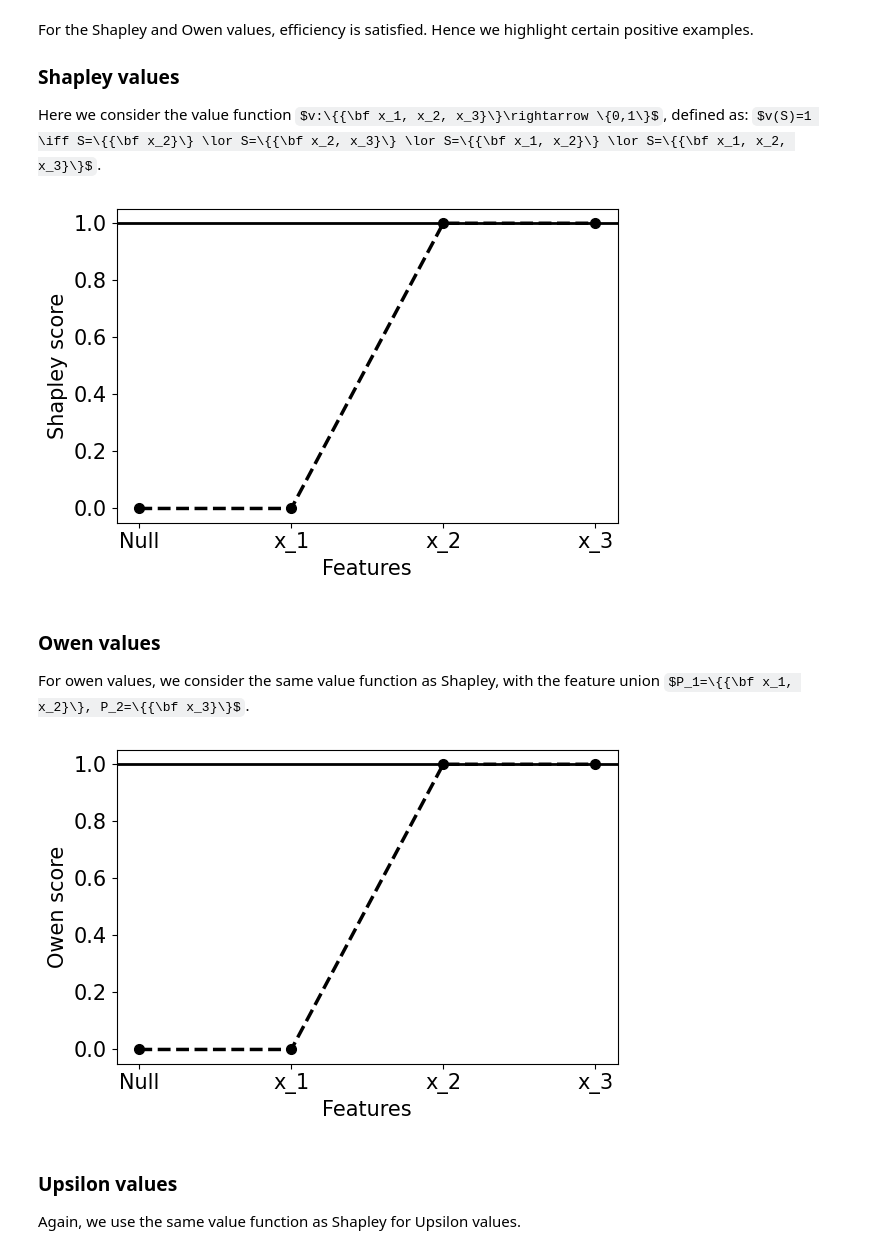
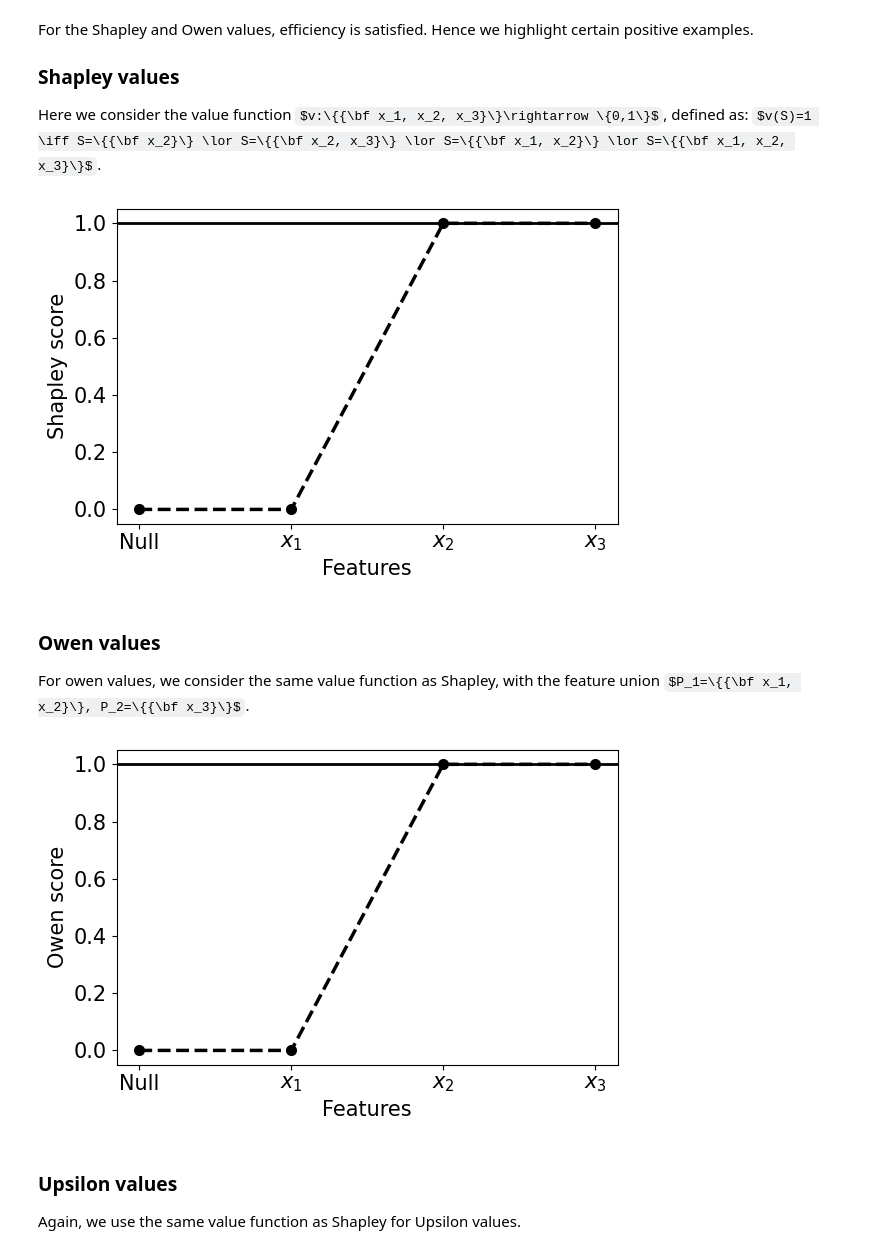
Before and after one commit to filipnaudot/powerXAI, a Jupyter notebook: examples/principle_examples.ipynb, the cells around one changed output. Drawn from its saved outputs; the diff is of its cells as text; code cells hidden in the pictures; some formulas as TeX source.

```diff
--- a/examples/principle_examples.ipynb
+++ b/examples/principle_examples.ipynb
@@ -605,43 +526,32 @@ Here we consider the value function $v:\{{\bf x_1, x_2, x_3}\}\rightarrow \{0,1\
 # %%
 from powerxai.shapley_value import shapley_value as sv
 
 x_axis = [0, 1, 2, 3]
 y_axis = [0]
 
 value_function= binary_value_function([0, 1, 2],
                                        [[1], [1, 2], [0, 1], [0, 1, 2]])
 
 func= partial(function_dict_to_callable, set_func=value_function)
 for i in range(0, 3):
   y_value = y_axis[i] + sv(i, [0, 1, 2], func)
   y_axis.append(y_value)
 
 
 
 fig, ax = plt.subplots(figsize=(6, 4))
 ax.set_xlabel("Features", fontsize=TEXT_SIZE)
 ax.set_ylabel("Shapley score", fontsize=TEXT_SIZE)
 ax.plot(x_axis, y_axis, color=PLOT_COLORS.BLACK, linestyle="dashed", marker="o", linewidth=2.5, markersize=7)
 ax.axhline(1, color=PLOT_COLORS.BLACK, linewidth=2.0)
 ax.set_xticks([0, 1, 2, 3])
-ax.set_xticklabels(["Null", "x_1", "x_2", "x_3"], fontsize=TEXT_SIZE)
+ax.set_xticklabels(["Null", r"$x_1$", r"$x_2$", r"$x_3$"], fontsize=TEXT_SIZE)
 ax.tick_params(axis="y", labelsize=TEXT_SIZE)
 plt.tight_layout()
 plt.show()
 if SAVE_PLOTS: fig.savefig("efficiency_success_shapley.pdf", bbox_inches="tight")
-
-
-# plt.figure(figsize=(10, 10))
-# plt.xlabel("Features", fontsize= 18)
-# plt.ylabel("Shapley scores", fontsize= 18)
-# plt.plot(x_axis, y_axis, PLOT_COLORS.BLACK, linestyle= 'dashed', marker ='o')
-# plt.plot(x_axis, [1, 1, 1, 1], PLOT_COLORS.BLACK)
-# plt.xticks(fontsize=18)
-# plt.yticks(fontsize=18)
-# plt.xticks([0, 1, 2, 3], ['Null', 'x_1', 'x_2', 'x_3'])
-# plt.show()
 # %% [output]
-[figure, old version]
+[figure, new version]
 # %% [markdown]
 ### Owen values
 
@@ -667,23 +577,12 @@ ax.set_ylabel("Owen score", fontsize=TEXT_SIZE)
 ax.plot(x_axis, y_axis, color=PLOT_COLORS.BLACK, linestyle="dashed", marker="o", linewidth=2.5, markersize=7)
 ax.axhline(1, color=PLOT_COLORS.BLACK, linewidth=2.0)
 ax.set_xticks([0, 1, 2, 3])
-ax.set_xticklabels(["Null", "x_1", "x_2", "x_3"], fontsize=TEXT_SIZE)
+ax.set_xticklabels(["Null", r"$x_1$", r"$x_2$", r"$x_3$"], fontsize=TEXT_SIZE)
 ax.tick_params(axis="y", labelsize=TEXT_SIZE)
 plt.tight_layout()
 plt.show()
-
-
-# plt.figure(figsize=(10, 10))
-# plt.xlabel("Features", fontsize= 18)
-# plt.ylabel("Owen scores", fontsize= 18)
-# plt.plot(x_axis, y_axis, PLOT_COLORS.BLACK, linestyle= 'dashed', marker ='o')
-# plt.plot(x_axis, [1, 1, 1, 1], PLOT_COLORS.BLACK)
-# plt.xticks(fontsize=18)
-# plt.yticks(fontsize=18)
-# plt.xticks([0, 1, 2, 3], ['Null', 'x_1', 'x_2', 'x_3'])
-# plt.show()
 # %% [output]
-[figure, old version]
+[figure, new version]
 # %% [markdown]
 ### Upsilon values
 
```
Also changed, not shown: parts of 19 cells of this notebook, 2 other files.
